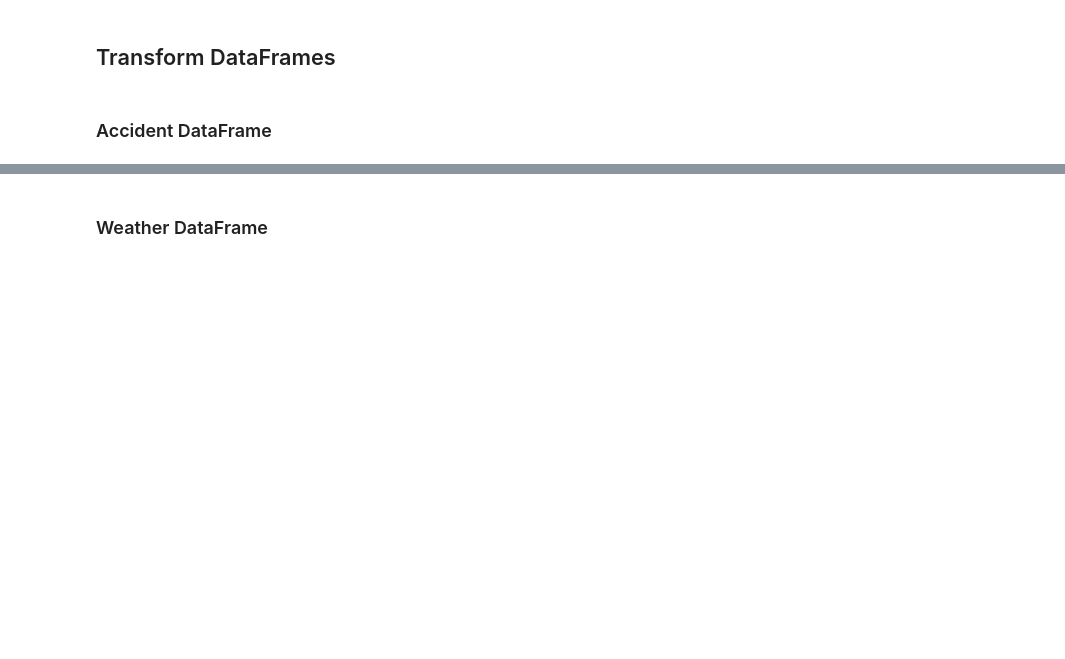
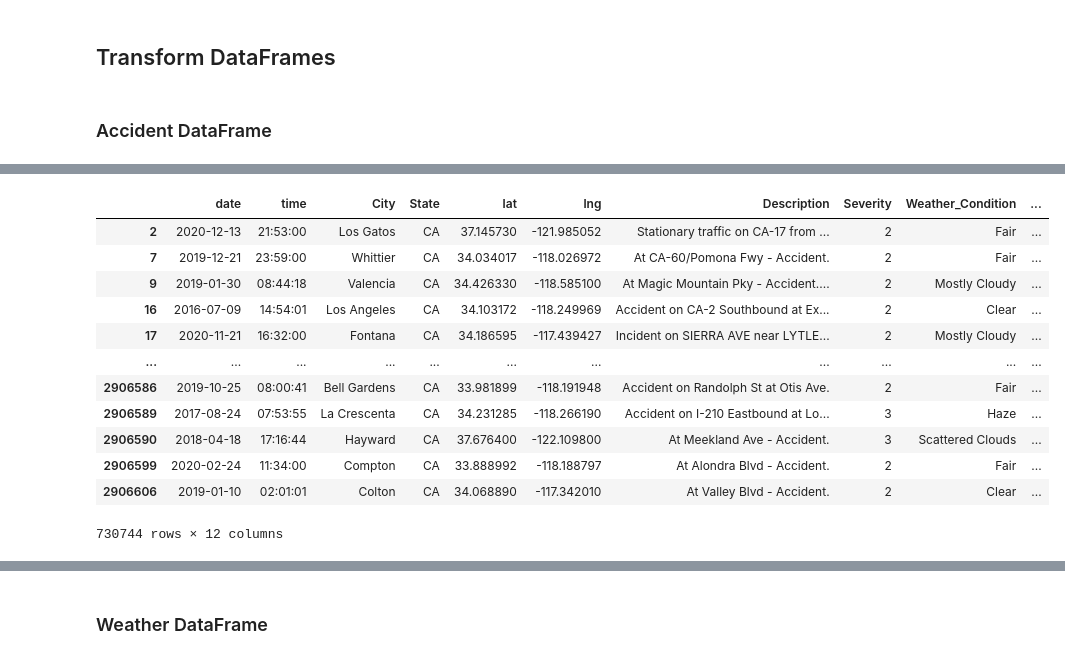
Before and after one commit to lstark85/Project-2, a Jupyter notebook: project_data.ipynb, the cells around one changed output, grey strips where cells are left out. Cells and saved outputs as stored; diff of their text form; code cells hidden in the pictures; blank space fills up the shorter version.

```diff
--- a/project_data.ipynb
+++ b/project_data.ipynb
@@ -74 +105,19 @@ Description    2906610
 dtype: int64
+# %%
+transformed_accident.sort_values(by = "State")
+accident_ca = transformed_accident.loc[(transformed_accident["State"]) == "CA" ]
+accident_ca
+# %% [output]
+|  | date | time | City | State | lat | lng | Description | Severity | Weather_Condition | ... |
+| 2 | 2020-12-13 | 21:53:00 | Los Gatos | CA | 37.145730 | -121.985052 | Stationary traffic on CA-17 from ... | 2 | Fair | ... |
+| 7 | 2019-12-21 | 23:59:00 | Whittier | CA | 34.034017 | -118.026972 | At CA-60/Pomona Fwy - Accident. | 2 | Fair | ... |
+| 9 | 2019-01-30 | 08:44:18 | Valencia | CA | 34.426330 | -118.585100 | At Magic Mountain Pky - Accident.... | 2 | Mostly Cloudy | ... |
+| 16 | 2016-07-09 | 14:54:01 | Los Angeles | CA | 34.103172 | -118.249969 | Accident on CA-2 Southbound at Ex... | 2 | Clear | ... |
+| 17 | 2020-11-21 | 16:32:00 | Fontana | CA | 34.186595 | -117.439427 | Incident on SIERRA AVE near LYTLE... | 2 | Mostly Cloudy | ... |
+| ... | ... | ... | ... | ... | ... | ... | ... | ... | ... | ... |
+| 2906586 | 2019-10-25 | 08:00:41 | Bell Gardens | CA | 33.981899 | -118.191948 | Accident on Randolph St at Otis Ave. | 2 | Fair | ... |
+| 2906589 | 2017-08-24 | 07:53:55 | La Crescenta | CA | 34.231285 | -118.266190 | Accident on I-210 Eastbound at Lo... | 3 | Haze | ... |
+| 2906590 | 2018-04-18 | 17:16:44 | Hayward | CA | 37.676400 | -122.109800 | At Meekland Ave - Accident. | 3 | Scattered Clouds | ... |
+| 2906599 | 2020-02-24 | 11:34:00 | Compton | CA | 33.888992 | -118.188797 | At Alondra Blvd - Accident. | 2 | Fair | ... |
+| 2906606 | 2019-01-10 | 02:01:01 | Colton | CA | 34.068890 | -117.342010 | At Valley Blvd - Accident. | 2 | Clear | ... |
+730744 rows × 12 columns
```
Also changed, not shown: parts of 12 cells of this notebook.
